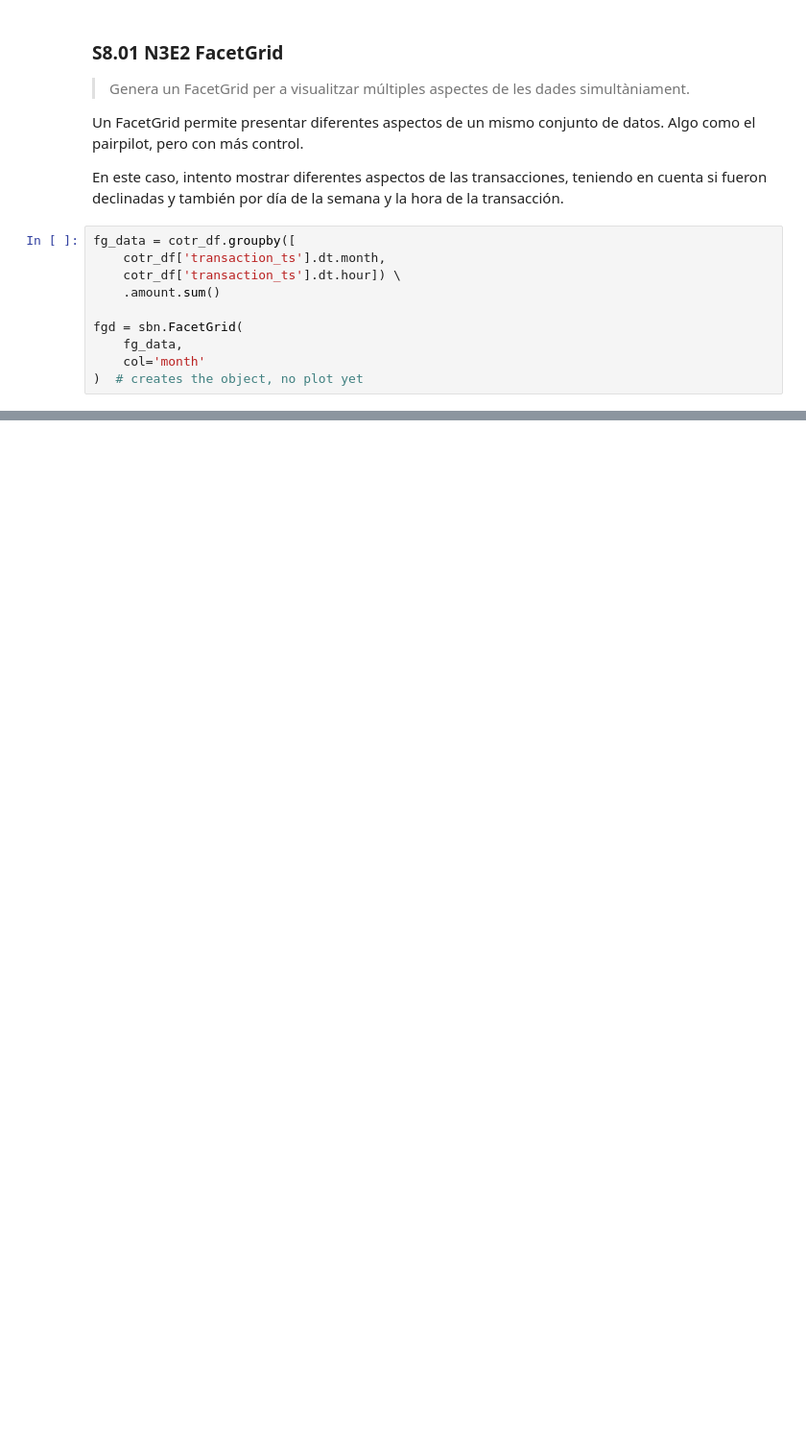
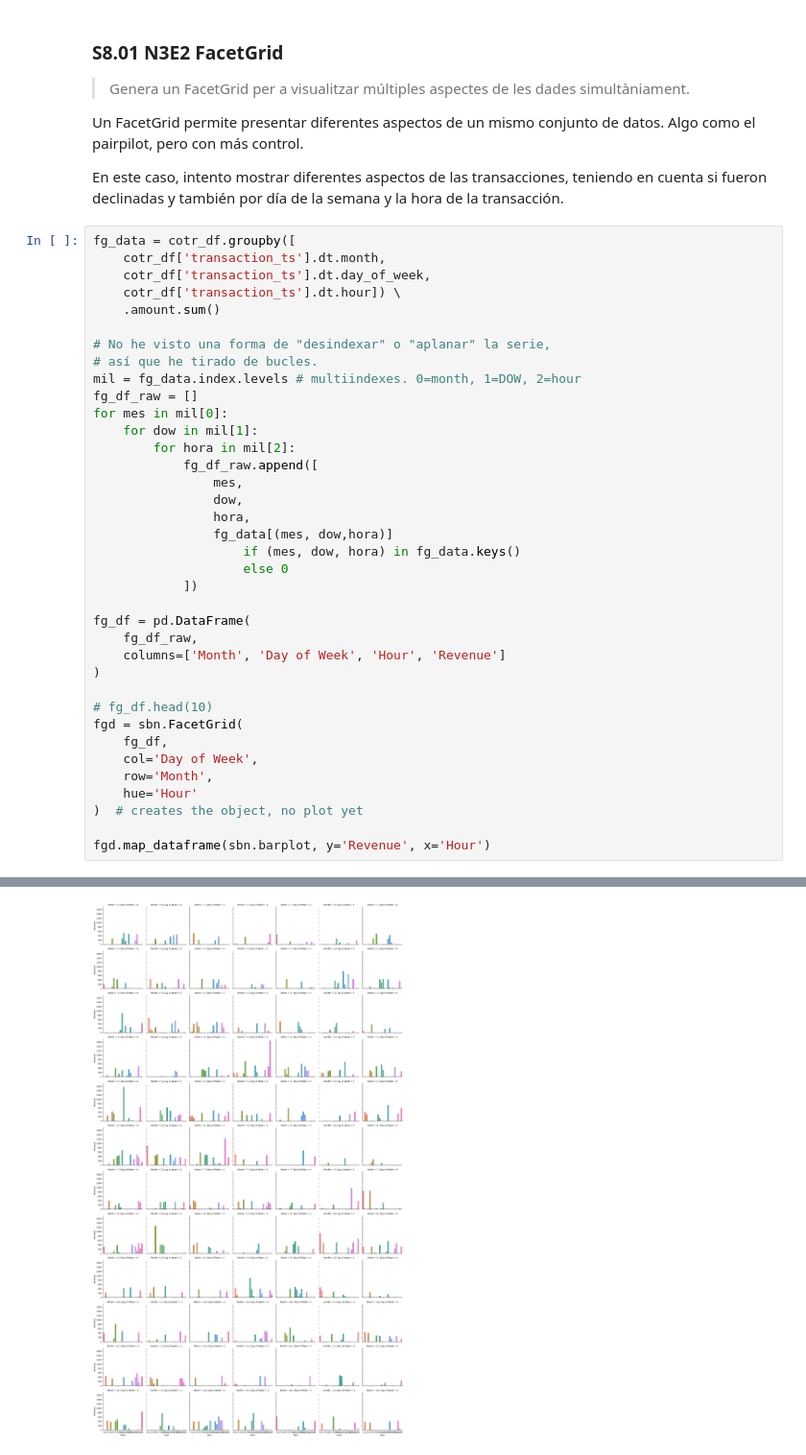
Before and after one commit to mlopezgva/it-academy-mlg, a Jupyter notebook: SPRINT8/Sprint_8.01.ipynb, the cells around one changed output, grey strips where cells are left out. Shown at 96% size. Saved outputs shown, nothing was run; the diff lists cells and outputs as text; blank space fills up the shorter version.

```diff
--- a/SPRINT8/Sprint_8.01.ipynb
+++ b/SPRINT8/Sprint_8.01.ipynb
@@ -560,11 +555,38 @@ En este caso, intento mostrar diferentes aspectos de las transacciones, teniendo
 # %%
 fg_data = cotr_df.groupby([
     cotr_df['transaction_ts'].dt.month,
+    cotr_df['transaction_ts'].dt.day_of_week,
     cotr_df['transaction_ts'].dt.hour]) \
     .amount.sum()
 
+# No he visto una forma de "desindexar" o "aplanar" la serie,
+# así que he tirado de bucles.
+mil = fg_data.index.levels # multiindexes. 0=month, 1=DOW, 2=hour
+fg_df_raw = []
+for mes in mil[0]:
+    for dow in mil[1]:
+        for hora in mil[2]:
+            fg_df_raw.append([
+                mes,
+                dow,
+                hora,
+                fg_data[(mes, dow,hora)]
+                    if (mes, dow, hora) in fg_data.keys()
+                    else 0
+            ])
+
+fg_df = pd.DataFrame(
+    fg_df_raw,
+    columns=['Month', 'Day of Week', 'Hour', 'Revenue']
+)
+
+# fg_df.head(10)
 fgd = sbn.FacetGrid(
-    fg_data,
-    col='month'
+    fg_df,
+    col='Day of Week',
+    row='Month',
+    hue='Hour'
 )  # creates the object, no plot yet
+
+fgd.map_dataframe(sbn.barplot, y='Revenue', x='Hour')
 # %% [output]
@@ -583,0 +594 @@ Name: amount, Length: 239, dtype: float64
+[figure, added]
```
Also changed, not shown: parts of 13 cells of this notebook, 1 other file.
